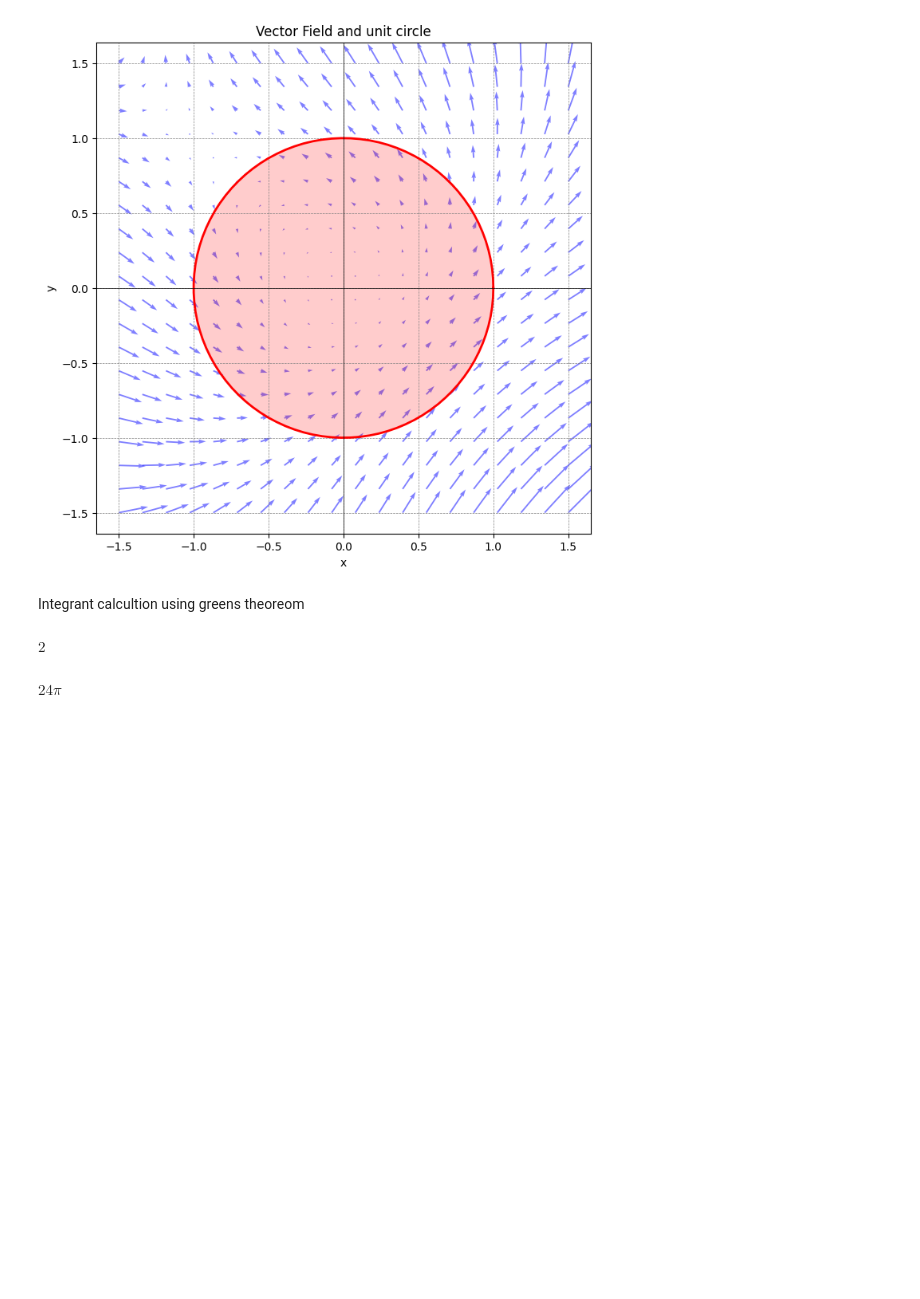
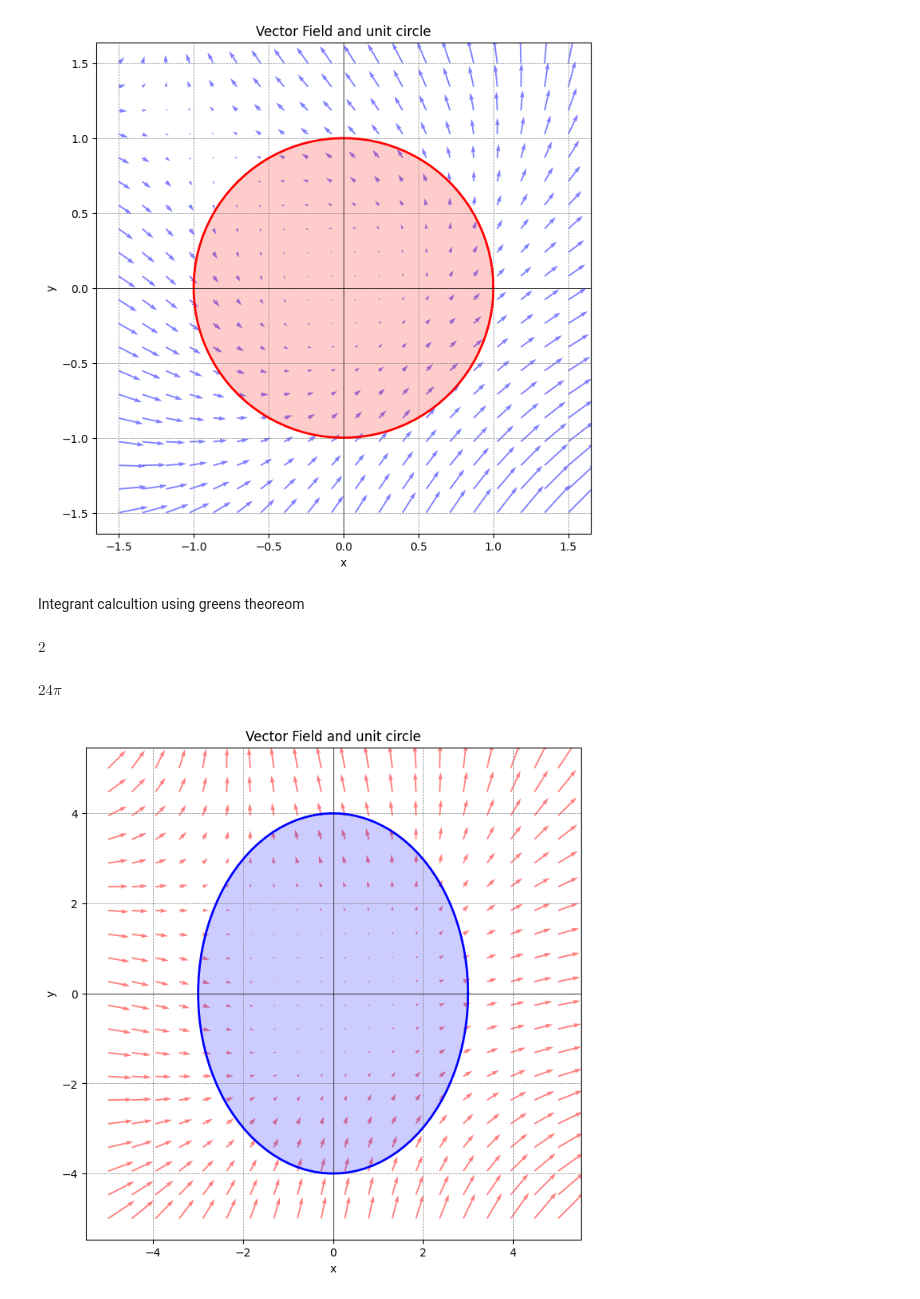
Before and after one commit to vasudev006/S2Codebase, a Jupyter notebook: EXPERIMENT_NO_6.ipynb, the cells around one changed output. Saved outputs shown, nothing was run; the diff lists cells and outputs as text; code cells hidden in the pictures; blank space fills up the shorter version.

```diff
--- a/EXPERIMENT_NO_6.ipynb
+++ b/EXPERIMENT_NO_6.ipynb
@@ -145,0 +148,40 @@ $\displaystyle 24 \pi$
+# %%
+import numpy as np
+import matplotlib.pyplot as plt
+
+
+# Define the vector field components
+def P(x, y):
+    return x**2 - y
+
+def Q(x, y):
+    return x + y**2
+
+# Create a grid of points
+x_vals =np.linspace(-5,5,20)
+y_vals =np.linspace(-5,5,20)
+X, Y =np.meshgrid(x_vals, y_vals)
+
+# Compute the vector field at grid points
+U = P(X, Y)
+V = Q(X, Y)
+#define the unit circle
+theta = np.linspace(0, 2 * np.pi,100)
+circle_x =3*np.cos(theta)
+circle_y = 4*np.sin(theta)
+#plot the vector field
+plt.figure(figsize=(8,8))
+plt.quiver(X, Y, U, V, color='red', alpha=0.5)
+plt.plot(circle_x, circle_y, color='blue', linewidth=2)
+#shade the area inside the unit circle
+plt.fill(circle_x, circle_y, color='blue', alpha=0.2)
+plt.xlabel('x')
+plt.ylabel('y')
+plt.title('Vector Field and unit circle')
+plt.axhline(y=0, color='black', linewidth=0.5)
+plt.axvline(x=0, color='black', linewidth=0.5)
+plt.grid(color='gray',linestyle='--',linewidth=0.5)
+plt.axis('equal')
+plt.show()
+# %% [output]
+[figure, added]
```
Also changed, not shown: parts of 1 cell of this notebook.
